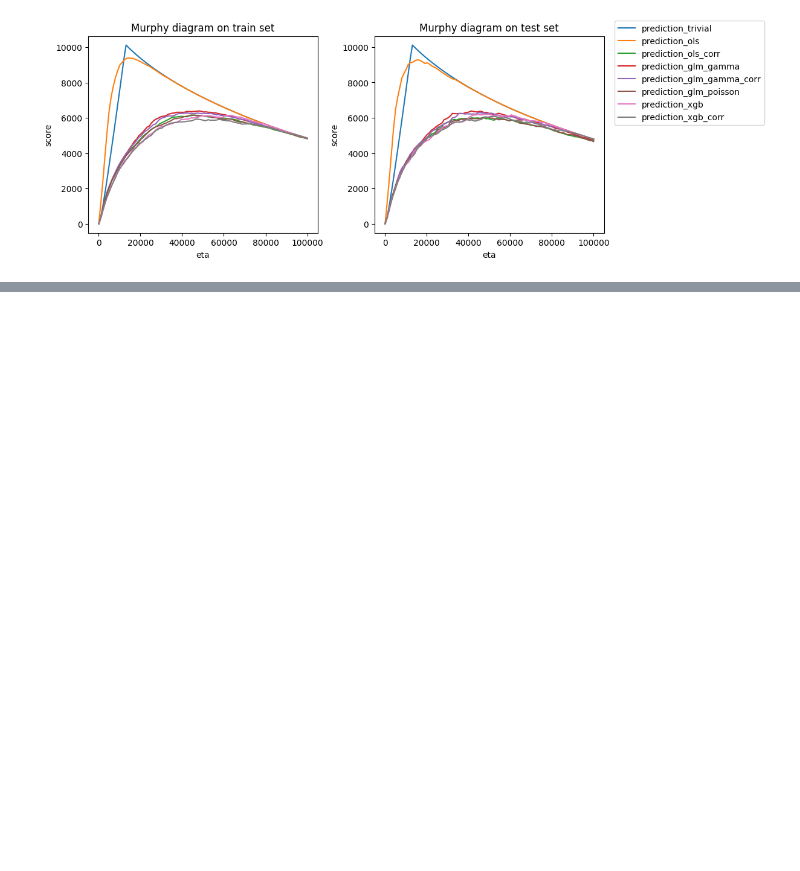
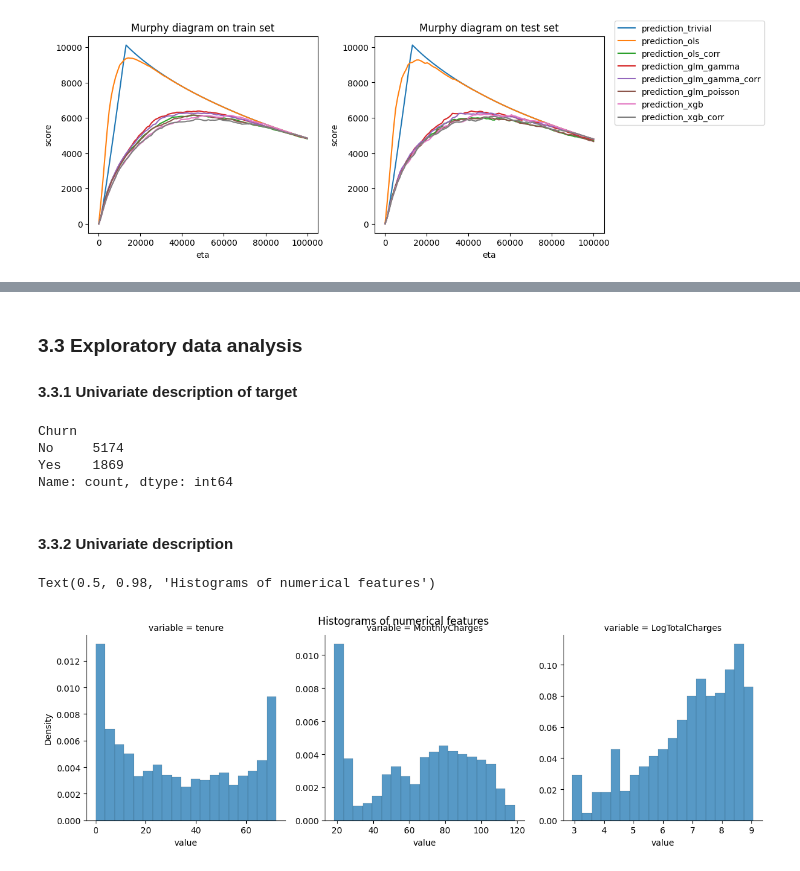
Before and after one commit to actuarial-data-science/Tutorials, a Jupyter notebook: 11 - Model Comparison and Calibration Assessment/model_comparison_calibration_ass.ipynb, the cells around one changed output, grey strips where cells are left out. Cells and saved outputs as stored; diff of their text form; code cells hidden in the pictures; blank space fills up the shorter version.

```diff
--- a/11 - Model Comparison and Calibration Assessment/model_comparison_calibration_ass.ipynb
+++ b/11 - Model Comparison and Calibration Assessment/model_comparison_calibration_ass.ipynb
@@ -786,0 +863,27 @@ fig.legend(handles, labels, loc="outside right upper")
+# %%
+df = df_original.copy()
+y_var = "Churn"
+x_continuous = ["tenure", "MonthlyCharges", "LogTotalCharges"]
+x_discrete = sorted(list(
+    set(df_original.columns)
+    - set(x_continuous)
+    - set([y_var, "customerID", "TotalCharges"])
+))
+x_vars = x_continuous + x_discrete
+
+df.loc[df["MultipleLines"].isin(["No internet service", "No phone service"]), "MultipleLines"] = "No"
+df = df.assign(
+    # errors="coerce" sets value that cannot be parsed/converted to NaN
+    LogTotalCharges=lambda x: np.log(pd.to_numeric(x["TotalCharges"], errors="coerce")),
+    **{col: df[col].astype("category") for col in x_discrete},
+)
+
+df = df.loc[:, [y_var] + x_vars]
+
+# We do not leak any information by the label encoder.
+# This is later used when we need numerical target values in {0, 1}.
+# "No" -> 0, "Yes" -> 1
+le = LabelEncoder().fit(["No", "Yes"])
+
+print(f"The prepared dataset contains {df.shape[0]} rows and {df.shape[1]} columns.")
+df.head(10)
@@ -786,0 +903,25 @@ fig.legend(handles, labels, loc="outside right upper")
+# %% [markdown]
+### 3.3 Exploratory data analysis
+#### 3.3.1 Univariate description of target
+# %%
+df[y_var].value_counts()
+# %% [output]
+Churn
+No     5174
+Yes    1869
+Name: count, dtype: int64
+# %% [markdown]
+#### 3.3.2 Univariate description
+# %%
+g = sns.displot(
+    pd.melt(df.loc[:, x_continuous]),
+    x="value", col="variable", stat="density",
+    bins=19, common_bins=False, col_wrap=3,
+    height=4,
+    facet_kws={'sharex': False, 'sharey': False},
+)
+g.figure.subplots_adjust(top=0.9)
+g.figure.suptitle("Histograms of numerical features")
+# %% [output]
+Text(0.5, 0.98, 'Histograms of numerical features')
+[figure, added]
```
Also changed, not shown: parts of 48 cells of this notebook, 3 other files.
